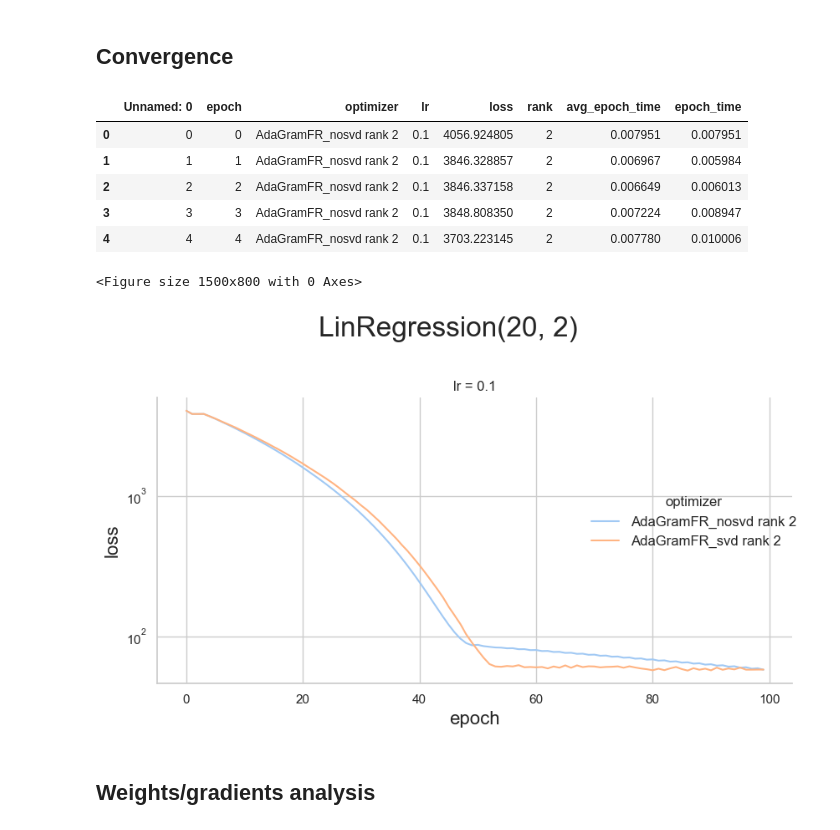
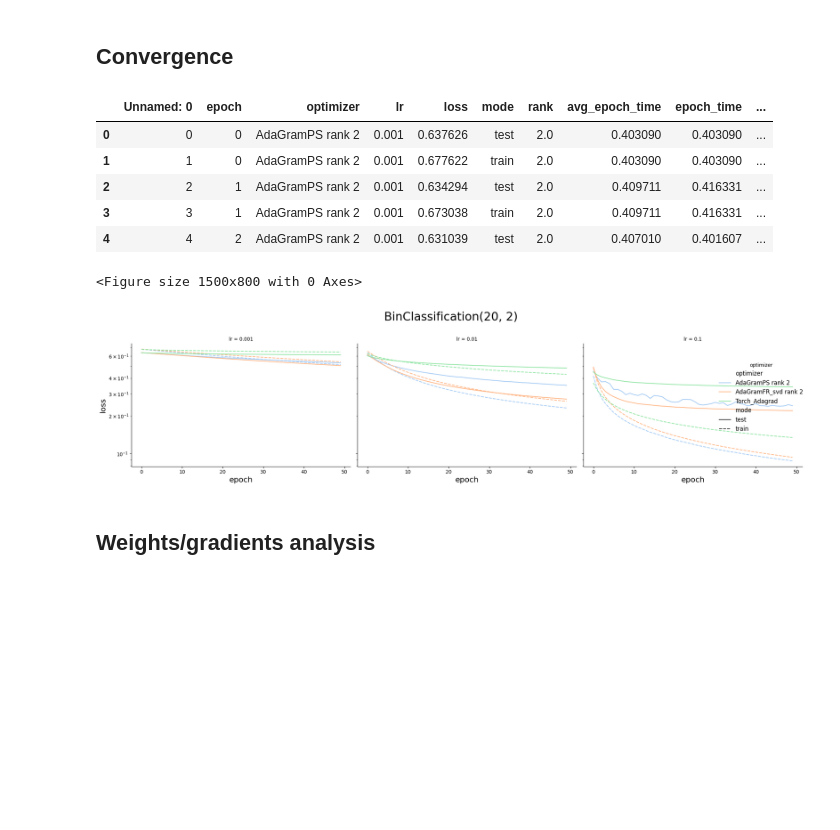
Before and after one commit to tnmtvv/AdaGram, a Jupyter notebook: notebooks/gram_tests.ipynb, the cells around one changed output. Saved outputs shown, nothing was run; the diff lists cells and outputs as text; code cells hidden in the pictures; blank space fills up the shorter version.

Commit message:
lemma_tests + psi + fixed svd

```diff
--- a/notebooks/gram_tests.ipynb
+++ b/notebooks/gram_tests.ipynb
@@ -235,9 +448,9 @@ weight tensor([[-0.2080,  0.2643,  0.0968,  0.1616,  0.2309,  0.2087,  0.0311, -
 # %%
-df_1 = pd.read_csv('results/loggs/svd_adagram_logs.csv')
-df_1["method"] = ["svd"] * len(df_1['lr'])
-df_2 = pd.read_csv('results/loggs/nosvd_adagram_logs.csv')
-df_2["method"] = ["nosvd"] * len(df_2['lr'])
-df = pd.concat([df_2])
+df = pd.read_csv('results/loggs/nosvd_adagram_logs.csv')
+# df_1["method"] = ["svd"] * len(df_1['lr'])
+# df_2 = pd.read_csv('results/loggs/nosvd_adagram_logs.csv')
+# df_2["method"] = ["nosvd"] * len(df_2['lr'])
+# df = pd.concat([df_2])
 # %% [markdown]
 ## Adagram Statistics
 # %%
@@ -283,55 +537,63 @@ for method in methods:
 # %% [markdown]
 ## Convergence
 # %%
-df = pd.read_csv(f'results/svd_nosvd_{in_dims[0]}_by_{out_dims[0]}.csv')
-df['loss'] = df['loss'].astype(float)
+df = pd.read_csv(f'results/no_svd_adagrad_{in_dims[0]}_by_{out_dims[0]}.csv')
+# df_1 = pd.read_csv(f'results/no_svd_adagrad__{in_dims[0]}_by_{out_dims[0]}.csv')
+# df_2 = pd.read_csv(f'results/adagrad_{in_dims[0]}_by_{out_dims[0]}.csv')
+# df = pd.concat([df_1["optimizer == 'AdaGramFR_nosvd rank 2'"], df_2])
+# df = pd.concat([df_1, df_2])
+# df['loss'] = df['loss'].astype(float)
 df.head()
 # %% [output]
-|  | Unnamed: 0 | epoch | optimizer | lr | loss | rank | avg_epoch_time | epoch_time |
-| 0 | 0 | 0 | AdaGramFR_nosvd rank 2 | 0.1 | 4056.924805 | 2 | 0.007951 | 0.007951 |
-| 1 | 1 | 1 | AdaGramFR_nosvd rank 2 | 0.1 | 3846.328857 | 2 | 0.006967 | 0.005984 |
-| 2 | 2 | 2 | AdaGramFR_nosvd rank 2 | 0.1 | 3846.337158 | 2 | 0.006649 | 0.006013 |
-| 3 | 3 | 3 | AdaGramFR_nosvd rank 2 | 0.1 | 3848.808350 | 2 | 0.007224 | 0.008947 |
-| 4 | 4 | 4 | AdaGramFR_nosvd rank 2 | 0.1 | 3703.223145 | 2 | 0.007780 | 0.010006 |
+|  | Unnamed: 0 | epoch | optimizer | lr | loss | mode | rank | avg_epoch_time | epoch_time | ... |
+| 0 | 0 | 0 | AdaGramPS rank 2 | 0.001 | 0.637626 | test | 2.0 | 0.403090 | 0.403090 | ... |
+| 1 | 1 | 0 | AdaGramPS rank 2 | 0.001 | 0.677622 | train | 2.0 | 0.403090 | 0.403090 | ... |
+| 2 | 2 | 1 | AdaGramPS rank 2 | 0.001 | 0.634294 | test | 2.0 | 0.409711 | 0.416331 | ... |
+| 3 | 3 | 1 | AdaGramPS rank 2 | 0.001 | 0.673038 | train | 2.0 | 0.409711 | 0.416331 | ... |
+| 4 | 4 | 2 | AdaGramPS rank 2 | 0.001 | 0.631039 | test | 2.0 | 0.407010 | 0.401607 | ... |
 # %%
 plt.figure(figsize=(15, 8))
 grid = sns.FacetGrid(
-    data=df,
+    data=df.query("optimizer != 'AdaGramFR_nosvd rank 2'"),
     col='lr',
     height=5,
     aspect=1.2,
     sharey=True
 )
 
 grid.map_dataframe(
     sns.lineplot,
     x='epoch',
     # y='avg_epoch_time',
     y='loss',
+    style='mode',
     hue='optimizer',
     palette='pastel',
     linewidth=1.5
 )
 
 # Set bigger font size for legend title and legend text
 grid.add_legend(title='optimizer', title_fontsize='15', fontsize='12')
 
-grid.fig.suptitle(f'LinRegression({in_dims[0]}, {out_dims[0]})',
+# grid.fig.suptitle(f'LinRegression({in_dims[0]}, {out_dims[0]})',
+#                   fontsize=24, y=1.02)
+
+grid.fig.suptitle(f'BinClassification({in_dims[0]}, {out_dims[0]})',
                   fontsize=24, y=1.02)
 
 # Set bigger font size for axis labels
 for ax in grid.axes.flat:
     ax.set_yscale('log')
     ax.set_xlabel(ax.get_xlabel(), fontsize=16)
     ax.set_ylabel(ax.get_ylabel(), fontsize=16)
 
 grid.set_titles(col_template="lr = {col_name}", fontsize=20)
 
 plt.tight_layout()
 plt.show()
 # %% [output]
 <Figure size 1500x800 with 0 Axes>
-[figure, old version]
+[figure, new version]
 # %% [markdown]
 ## Weights/gradients analysis
 # %%
```
Also changed, not shown: parts of 10 cells of this notebook, 5 other files.
